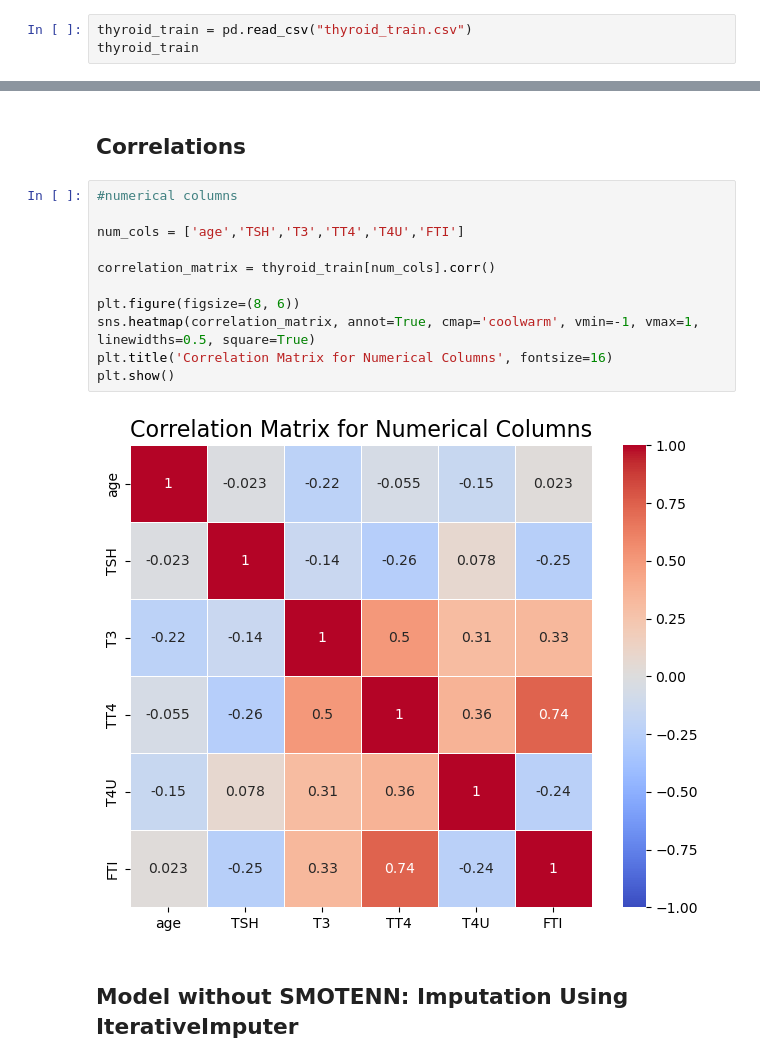
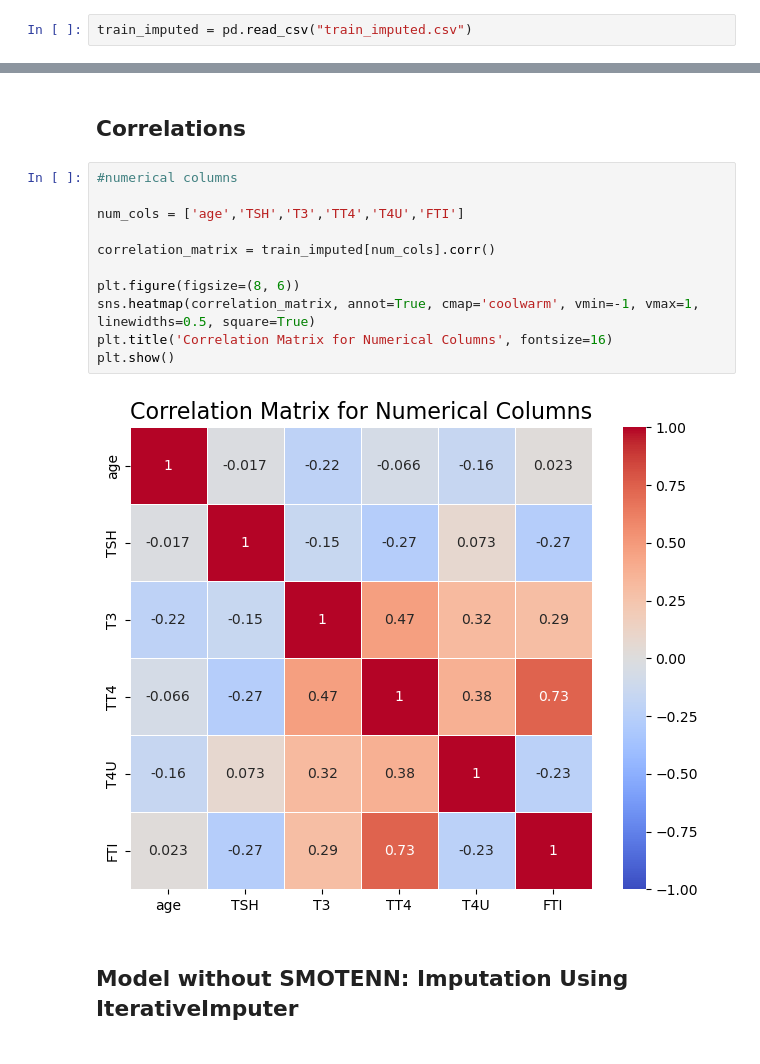
Before and after one commit to bdaniels8135/thyroid-disease-project, a Jupyter notebook: logistic_regression.ipynb, the cells around one changed output, grey strips where cells are left out. Cells and saved outputs as stored; diff of their text form.

```diff
--- a/logistic_regression.ipynb
+++ b/logistic_regression.ipynb
@@ -39,3 +27,2 @@ thyroid_train_labels
 # %%
-thyroid_train = pd.read_csv("thyroid_train.csv")
-thyroid_train
+train_imputed = pd.read_csv("train_imputed.csv")
@@ -430,16 +323,16 @@ plt.show()
 # %%
 #numerical columns
 
 num_cols = ['age','TSH','T3','TT4','T4U','FTI']
 
-correlation_matrix = thyroid_train[num_cols].corr()
+correlation_matrix = train_imputed[num_cols].corr()
 
 plt.figure(figsize=(8, 6))
 sns.heatmap(correlation_matrix, annot=True, cmap='coolwarm', vmin=-1, vmax=1, linewidths=0.5, square=True)
 plt.title('Correlation Matrix for Numerical Columns', fontsize=16)
 plt.show()
 # %% [output]
-[figure, old version]
+[figure, new version]
 # %% [markdown]
 ## Model without SMOTENN: Imputation Using IterativeImputer
 # %%
```
Also changed, not shown: parts of 47 cells of this notebook.
